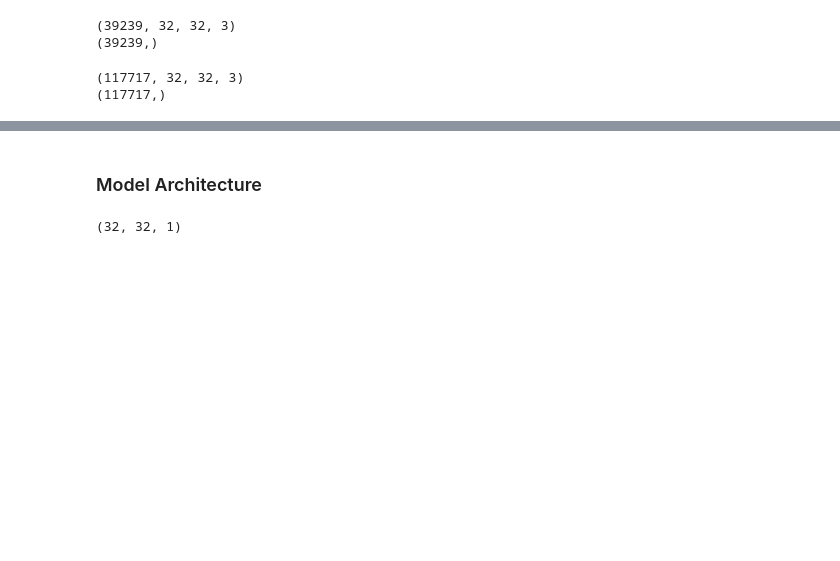
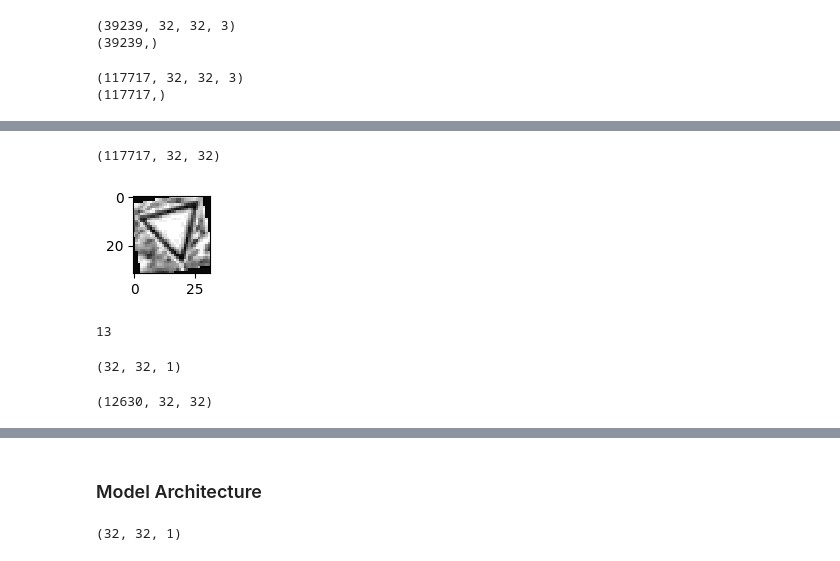
Before and after one commit to mplaza/traffic-sign-classsifier-project, a Jupyter notebook: Traffic_Sign_Classifier.ipynb, the cells around one changed output, grey strips where cells are left out. Cells and saved outputs as stored; diff of their text form; code cells hidden in the pictures; blank space fills up the shorter version.

```diff
--- a/Traffic_Sign_Classifier.ipynb
+++ b/Traffic_Sign_Classifier.ipynb
@@ -228 +265,78 @@ print(y_train_extra.shape)
+# %%
+# CELL 8
+### Preprocess the data here. Preprocessing steps could include normalization, converting to grayscale, etc.
+### Feel free to use as many code cells as needed.
+
+import cv2
+
+# convert to grayscale to reduce amt of data
+def convert_grayscale(image_data):
+    grayscale_images = []
+    for img in image_data:
+        converted_image = cv2.cvtColor(img, cv2.COLOR_BGR2GRAY);
+        grayscale_images.append(converted_image)
+    return np.array(grayscale_images)
+
+def convert_grayscale_and_equalize(image_data):
+    grayscale_images = []
+    for img in image_data:
+        converted_image = cv2.cvtColor(img, cv2.COLOR_BGR2GRAY);
+        # try adaptive histogram equalization
+        clahe = cv2.createCLAHE(clipLimit=2.0, tileGridSize=(8,8))
+        cl1 = clahe.apply(converted_image)
+        grayscale_images.append(cl1)
+    return np.array(grayscale_images)
+
+
+# experimented with yuv data instead of grayscale
+def convert_yuv(image_data):
+    yuv_images = []
+    for img in image_data:
+        converted_image = cv2.cvtColor(img, cv2.COLOR_BGR2YUV);
+        clahe = cv2.createCLAHE(clipLimit=2.0, tileGridSize=(8,8));
+        cl1 = clahe.apply(converted_image);
+        yuv_images.append(converted_image)
+    return np.array(yuv_images)
+
+
+def normalize(image_data):
+#     implement minmix scaling for grayscale image
+    return image_data / 255 * 2 - 1
+
+
+X_train = convert_grayscale_and_equalize(X_train_extra)
+# X_train = convert_yuv(X_train)
+X_shape = X_train.shape
+y_train = y_train_extra
+print(X_shape)
+# %% [output]
+(117717, 32, 32)
+# %%
+# CELL 9
+index = random.randint(0, len(X_train))
+image = X_train[index].squeeze()
+
+plt.figure(figsize=(1,1))
+plt.imshow(image, cmap="gray")
+plt.show()
+print(y_train[index])
+# %% [output]
+[figure, added]
+13
+# %%
+# CELL 10
+X_train = X_train.reshape(X_shape[0], X_shape[1], X_shape[2],1)
+X_train = normalize(X_train)
+print(X_train[0].shape)
+# %% [output]
+(32, 32, 1)
+# %%
+# CELL 11
+X_test = convert_grayscale_and_equalize(X_test)
+X_test_shape = X_test.shape
+print(X_test_shape)
+X_test = X_test.reshape(X_test_shape[0],X_test_shape[1], X_test_shape[2],1)
+X_test = normalize(X_test)
+# %% [output]
+(12630, 32, 32)
 # %%
```
Also changed, not shown: parts of 27 cells of this notebook, 17 other files.
